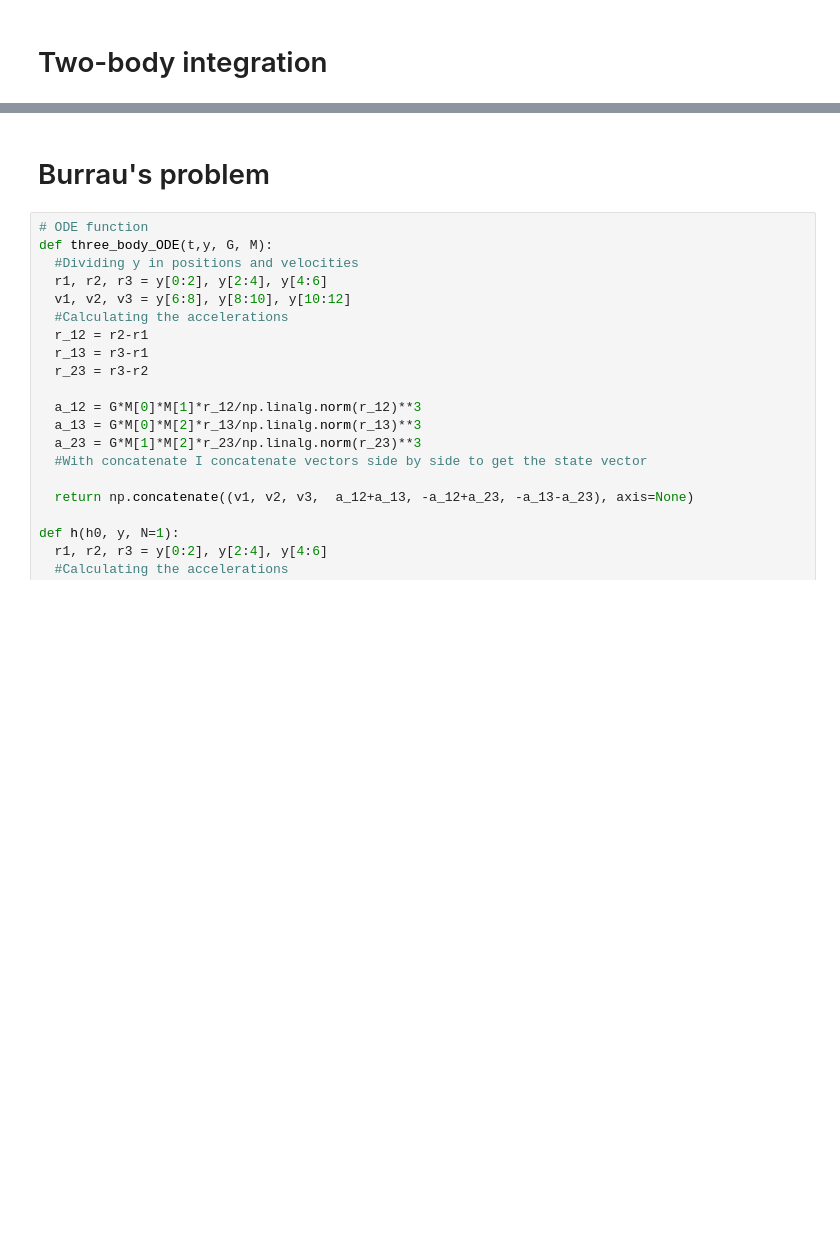
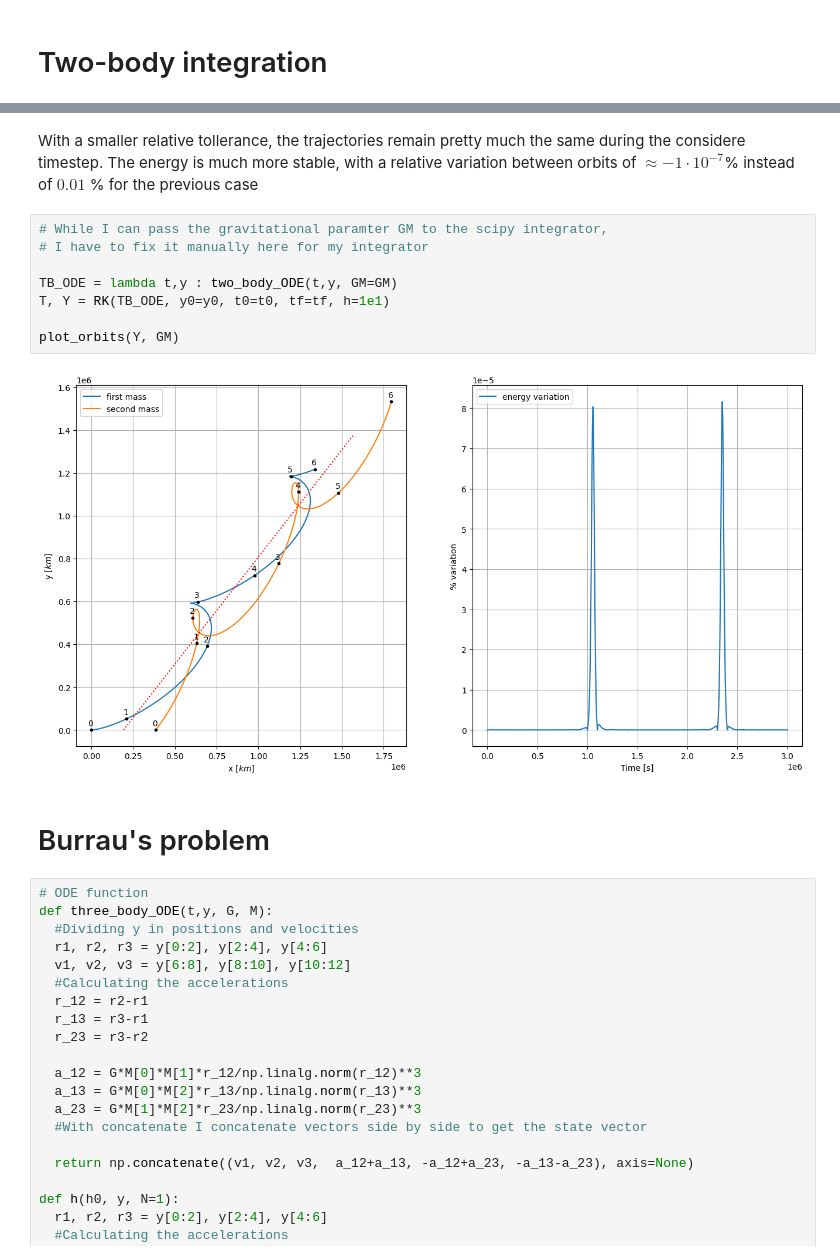
Before and after one commit to Giacomo-Menegatti/Celestial-Mechanics, a Jupyter notebook: Homework2/Homework2.ipynb, the cells around one changed output, grey strips where cells are left out. Cells and saved outputs as stored; diff of their text form; blank space fills up the shorter version.

```diff
--- a/Homework2/Homework2.ipynb
+++ b/Homework2/Homework2.ipynb
@@ -94,3 +170,15 @@ print(two_body_ODE(0,x,GM))
+# %% [markdown]
+With a smaller relative tollerance, the trajectories remain pretty much the same during the considere timestep. The energy is much more stable, with a relative variation between orbits of $\approx -1\cdot 10^{-7}$% instead of $0.01$ % for the previous case
+# %%
+# While I can pass the gravitational paramter GM to the scipy integrator,
+# I have to fix it manually here for my integrator
+
+TB_ODE = lambda t,y : two_body_ODE(t,y, GM=GM)
+T, Y = RK(TB_ODE, y0=y0, t0=t0, tf=tf, h=1e1)
+
+plot_orbits(Y, GM)
+# %% [output]
+[figure, added]
 # %% [markdown]
 # Burrau's problem
 # %%
```
Also changed, not shown: parts of 13 cells of this notebook.
